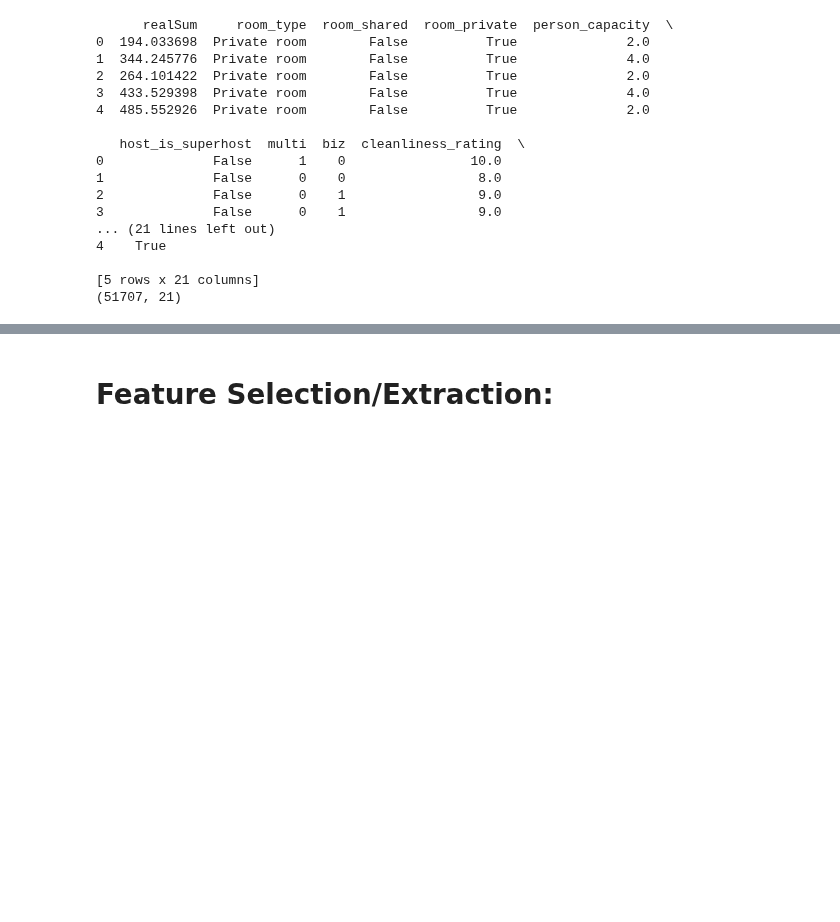
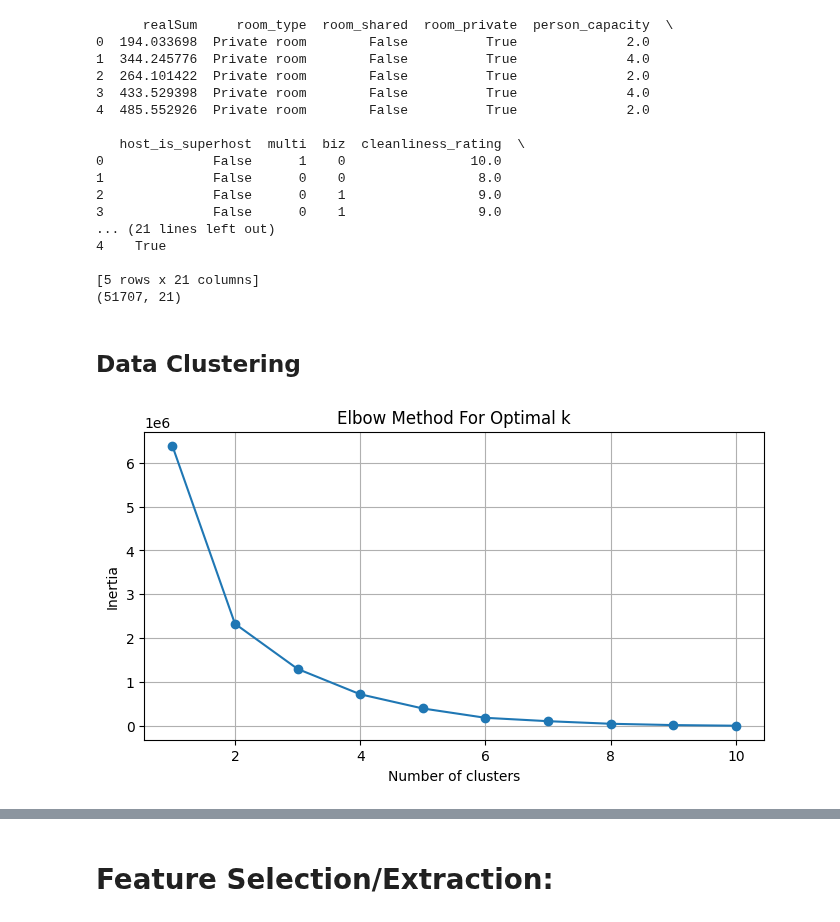
Before and after one commit to yutao-data/Pytorch-Airbnb-Price, a Jupyter notebook: notebooks/PyTorch-SVR-MLP.ipynb, the cells around one changed output, grey strips where cells are left out. Drawn from its saved outputs; the diff is of its cells as text; code cells hidden in the pictures; blank space fills up the shorter version.

Commit message:
Update Clustering

```diff
--- a/notebooks/PyTorch-SVR-MLP.ipynb
+++ b/notebooks/PyTorch-SVR-MLP.ipynb
@@ -113,3 +114,28 @@ print(df.shape)
 
 [5 rows x 21 columns]
 (51707, 21)
+# %% [markdown]
+## Data Clustering
+# %%
+# Prepare data for clustering (only geographical coordinates)
+geo_data = df[['lng', 'lat']]
+
+# Determine the optimal number of clusters using the elbow method
+inertia = []
+K = range(1, 11)  # Test 1 to 10 clusters
+
+for k in K:
+    kmeans = KMeans(n_clusters=k, random_state=42)
+    kmeans.fit(geo_data)
+    inertia.append(kmeans.inertia_)
+
+# Plotting the elbow curve
+plt.figure(figsize=(8, 4))
+plt.plot(K, inertia, 'o-')
+plt.title('Elbow Method For Optimal k')
+plt.xlabel('Number of clusters')
+plt.ylabel('Inertia')
+plt.grid(True)
+plt.show()
+# %% [output]
+[figure, added]
```
Also changed, not shown: parts of 17 cells of this notebook.
